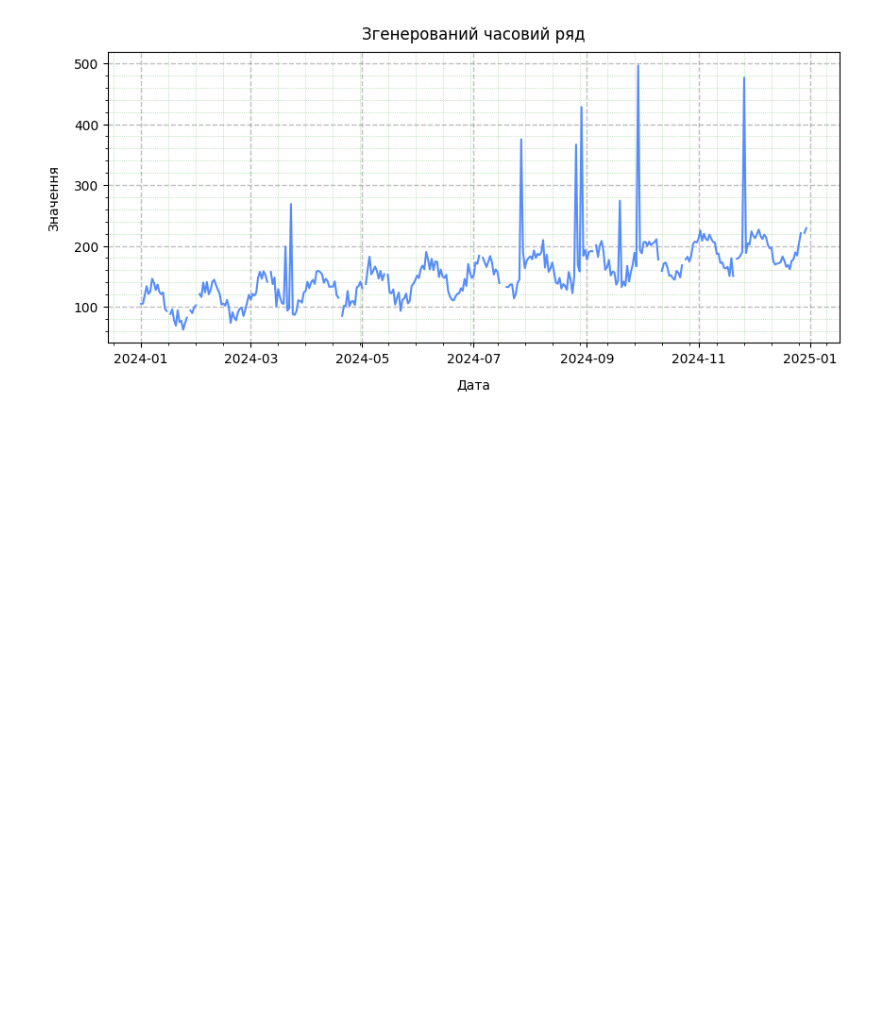
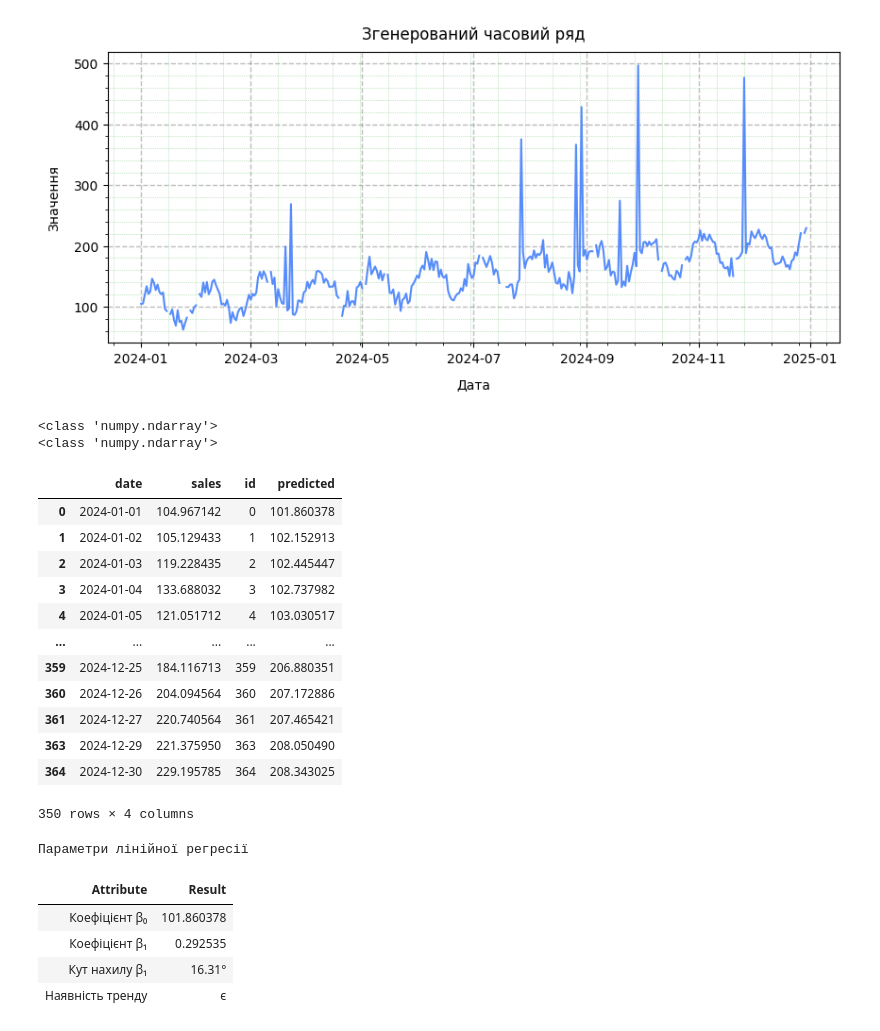
Before and after one commit to BogdanPinchuk/DataScience-PBY_HW15, a Jupyter notebook: Bohdan_Pinchuk_DS_HW15.ipynb, the cells around one changed output. Cells and saved outputs as stored; diff of their text form; code cells hidden in the pictures; blank space fills up the shorter version.

Commit message:
[Homework15] - added reporter

```diff
--- a/Bohdan_Pinchuk_DS_HW15.ipynb
+++ b/Bohdan_Pinchuk_DS_HW15.ipynb
@@ -249,3 +251,80 @@ ax.set_ylabel("Значення", labelpad=10, loc='center', color='black')
 plt.show()
 # %% [output]
 [figure]
+# %%
+# Згладжування
+
+import numpy as np
+from scipy import signal
+
+# Input data
+window_size = 7
+
+# Solution
+temp_df = df.copy()
+temp_df.dropna(inplace=True)
+temp_df["id"] = temp_df.index
+
+g_fun = np.ones(window_size) / window_size
+f_fun = temp_df["sales"].values
+smoothed_data = signal.fftconvolve(y_left, y_right, mode='same')
+
+# Print results
+# %% [output]
+<class 'numpy.ndarray'>
+<class 'numpy.ndarray'>
+# %%
+# Аналіз наявності тренду
+
+import apps.reporter as rpt
+from sklearn.linear_model import LinearRegression
+
+# Input data
+rng_seed = 42
+
+# Solution
+temp_df = df.copy()
+temp_df.dropna(inplace=True)
+temp_df["id"] = temp_df.index
+
+X_data = temp_df["id"].values.reshape(-1, 1)
+Y_data = temp_df["sales"].values.reshape(-1, 1)
+
+model_line = LinearRegression()
+model_line.fit(X_data, Y_data)
+beta0 = model_line.intercept_
+beta1 = model_line.coef_[0]
+beta1_deg = np.rad2deg(np.arctan(beta1))
+
+Y_pred = model_line.predict(X_data)
+temp_df["predicted"] = Y_pred
+
+rp = rpt.Reporter()
+rp.tolerance = 2
+rp.add_item("Коефіцієнт β₀", f"{beta0.item(0):.6f}")
+rp.add_item("Коефіцієнт β₁", f"{beta1.item(0):.6f}")
+rp.add_item("Кут нахилу β₁", f"{beta1_deg.item(0):.2f}°")
+rp.add_item("Наявність тренду", 'є' if beta0 > 0 else 'немає')
+
+# Print results
+rp.print_pd_report("Параметри лінійної регресії")
+# %% [output]
+|  | date | sales | id | predicted |
+| 0 | 2024-01-01 | 104.967142 | 0 | 101.860378 |
+| 1 | 2024-01-02 | 105.129433 | 1 | 102.152913 |
+| 2 | 2024-01-03 | 119.228435 | 2 | 102.445447 |
+| 3 | 2024-01-04 | 133.688032 | 3 | 102.737982 |
+| 4 | 2024-01-05 | 121.051712 | 4 | 103.030517 |
+| ... | ... | ... | ... | ... |
+| 359 | 2024-12-25 | 184.116713 | 359 | 206.880351 |
+| 360 | 2024-12-26 | 204.094564 | 360 | 207.172886 |
+| 361 | 2024-12-27 | 220.740564 | 361 | 207.465421 |
+| 363 | 2024-12-29 | 221.375950 | 363 | 208.050490 |
+| 364 | 2024-12-30 | 229.195785 | 364 | 208.343025 |
+350 rows × 4 columns
+Параметри лінійної регресії
+| Attribute | Result |
+| Коефіцієнт β₀ | 101.860378 |
+| Коефіцієнт β₁ | 0.292535 |
+| Кут нахилу β₁ | 16.31° |
+| Наявність тренду | є |
```
Also changed, not shown: parts of 4 cells of this notebook, 2 other files.
